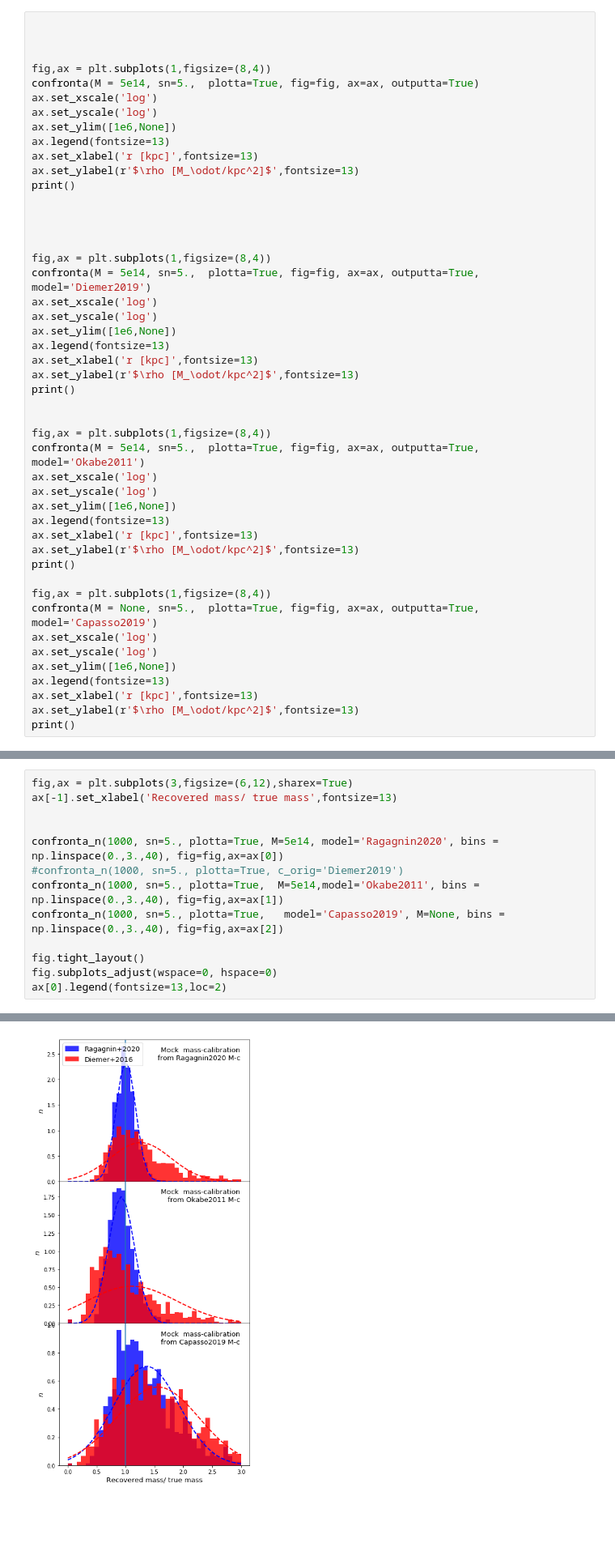
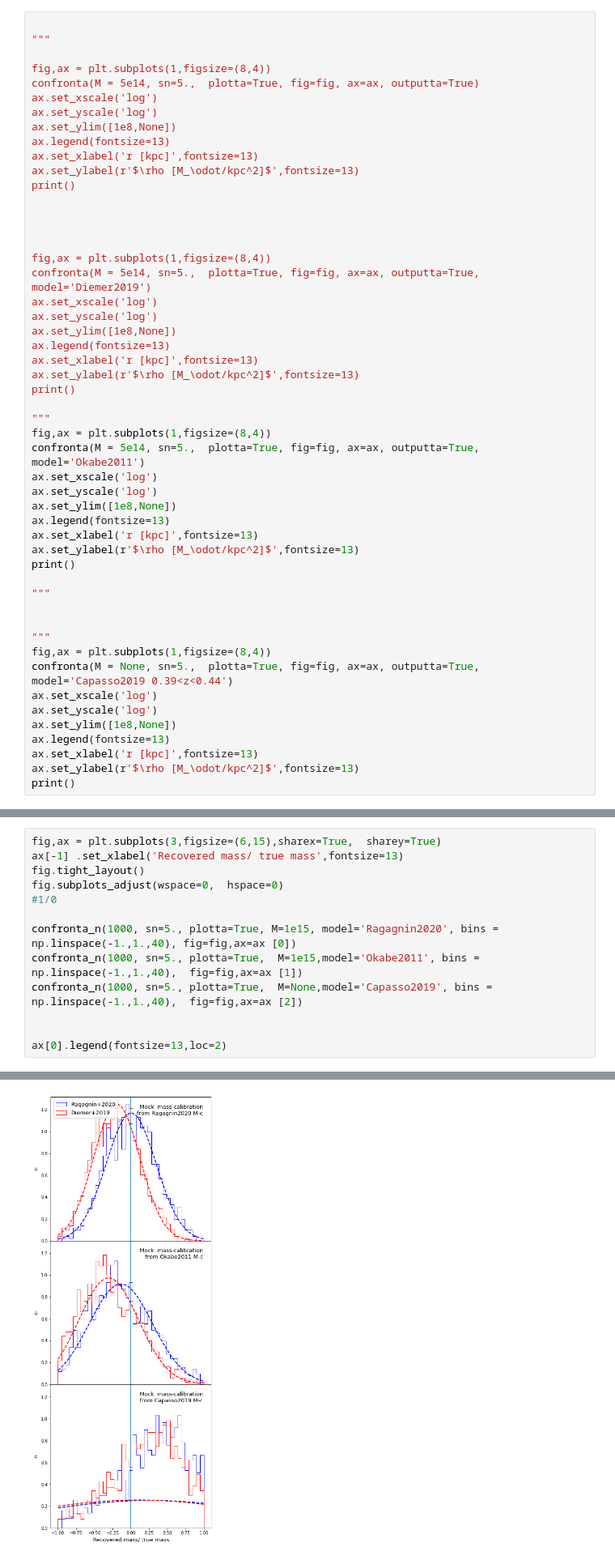
Before and after one commit to aragagnin/hydro_mc, a Jupyter notebook: mass-calibration.ipynb, the cells around one changed output, grey strips where cells are left out. Shown at 81% size. Drawn from its saved outputs; the diff is of its cells as text; blank space fills up the shorter version.

```diff
--- a/mass-calibration.ipynb
+++ b/mass-calibration.ipynb
@@ -233,12 +387,12 @@ def confronta(M = 1.e14, sn=None, outputta=False, plotta=False, fig=None, ax=Non
 # %%
 
-
+"""
 
 fig,ax = plt.subplots(1,figsize=(8,4))
 confronta(M = 5e14, sn=5.,  plotta=True, fig=fig, ax=ax, outputta=True)
 ax.set_xscale('log')
 ax.set_yscale('log')
-ax.set_ylim([1e6,None])
+ax.set_ylim([1e8,None])
 ax.legend(fontsize=13)
 ax.set_xlabel('r [kpc]',fontsize=13)
 ax.set_ylabel(r'$\rho [M_\odot/kpc^2]$',fontsize=13)
@@ -251,28 +405,32 @@ fig,ax = plt.subplots(1,figsize=(8,4))
 confronta(M = 5e14, sn=5.,  plotta=True, fig=fig, ax=ax, outputta=True, model='Diemer2019')
 ax.set_xscale('log')
 ax.set_yscale('log')
-ax.set_ylim([1e6,None])
+ax.set_ylim([1e8,None])
 ax.legend(fontsize=13)
 ax.set_xlabel('r [kpc]',fontsize=13)
 ax.set_ylabel(r'$\rho [M_\odot/kpc^2]$',fontsize=13)
 print()
 
-
+"""
 fig,ax = plt.subplots(1,figsize=(8,4))
 confronta(M = 5e14, sn=5.,  plotta=True, fig=fig, ax=ax, outputta=True, model='Okabe2011')
 ax.set_xscale('log')
 ax.set_yscale('log')
-ax.set_ylim([1e6,None])
+ax.set_ylim([1e8,None])
 ax.legend(fontsize=13)
 ax.set_xlabel('r [kpc]',fontsize=13)
 ax.set_ylabel(r'$\rho [M_\odot/kpc^2]$',fontsize=13)
 print()
 
+"""
+
+
+"""
 fig,ax = plt.subplots(1,figsize=(8,4))
-confronta(M = None, sn=5.,  plotta=True, fig=fig, ax=ax, outputta=True, model='Capasso2019')
+confronta(M = None, sn=5.,  plotta=True, fig=fig, ax=ax, outputta=True, model='Capasso2019 0.39<z<0.44')
 ax.set_xscale('log')
 ax.set_yscale('log')
-ax.set_ylim([1e6,None])
+ax.set_ylim([1e8,None])
 ax.legend(fontsize=13)
 ax.set_xlabel('r [kpc]',fontsize=13)
 ax.set_ylabel(r'$\rho [M_\odot/kpc^2]$',fontsize=13)
@@ -353,14 +543,14 @@ def confronta_n(n, M = 1e14, model = 'Ragagnin2020',  sn=None, plotta=False, bin
 # %%
-fig,ax = plt.subplots(3,figsize=(6,12),sharex=True)
-ax[-1].set_xlabel('Recovered mass/ true mass',fontsize=13)
+fig,ax = plt.subplots(3,figsize=(6,15),sharex=True,  sharey=True)
+ax[-1] .set_xlabel('Recovered mass/ true mass',fontsize=13)
+fig.tight_layout()
+fig.subplots_adjust(wspace=0,  hspace=0)
+#1/0
+
+confronta_n(1000, sn=5., plotta=True, M=1e15, model='Ragagnin2020', bins =  np.linspace(-1.,1.,40), fig=fig,ax=ax [0])
+confronta_n(1000, sn=5., plotta=True,  M=1e15,model='Okabe2011', bins =  np.linspace(-1.,1.,40),  fig=fig,ax=ax [1])
+confronta_n(1000, sn=5., plotta=True,  M=None,model='Capasso2019', bins =  np.linspace(-1.,1.,40),  fig=fig,ax=ax [2])
 
 
-confronta_n(1000, sn=5., plotta=True, M=5e14, model='Ragagnin2020', bins =  np.linspace(0.,3.,40), fig=fig,ax=ax[0])
-#confronta_n(1000, sn=5., plotta=True, c_orig='Diemer2019')
-confronta_n(1000, sn=5., plotta=True,  M=5e14,model='Okabe2011', bins =  np.linspace(0.,3.,40), fig=fig,ax=ax[1])
-confronta_n(1000, sn=5., plotta=True,   model='Capasso2019', M=None, bins =  np.linspace(0.,3.,40), fig=fig,ax=ax[2])
-
-fig.tight_layout()
-fig.subplots_adjust(wspace=0, hspace=0)
 ax[0].legend(fontsize=13,loc=2)
 # %% [output]
@@ -380 +570 @@ orig/orig: 791577.390
-[figure, old version]
+[figure, new version]
```
Also changed, not shown: parts of 10 cells of this notebook.
